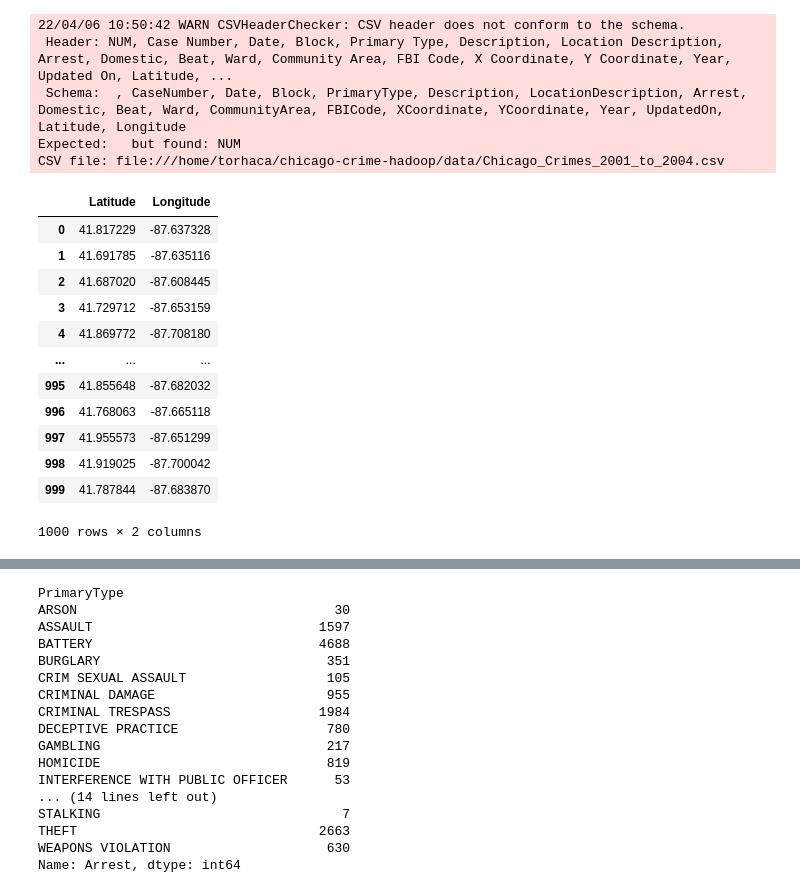
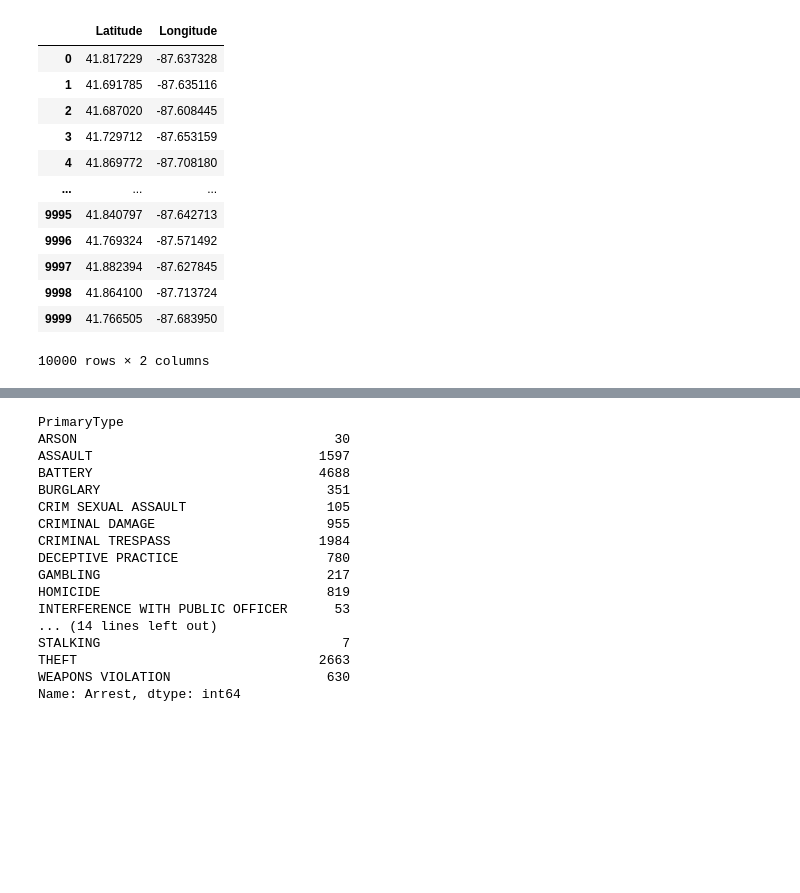
Before and after one commit to Mintra99/chicago-crime-hadoop, a Jupyter notebook: kladd.ipynb, the cells around one changed output, grey strips where cells are left out. Saved outputs shown, nothing was run; the diff lists cells and outputs as text; code cells hidden in the pictures; blank space fills up the shorter version.

```diff
--- a/kladd.ipynb
+++ b/kladd.ipynb
@@ -101,25 +71,20 @@ CSV file: file:///home/torhaca/chicago-crime-hadoop/data/Chicago_Crimes_2012_to_
 # %%
-map_marks = to_present.limit(1000).toPandas()
+map_marks = to_present.limit(10000).toPandas()
 map_marks[['Latitude', 'Longitude']]
 # %% [output]
+|  | Latitude | Longitude |
+| 0 | 41.817229 | -87.637328 |
+| 1 | 41.691785 | -87.635116 |
+| 2 | 41.687020 | -87.608445 |
+| 3 | 41.729712 | -87.653159 |
+| 4 | 41.869772 | -87.708180 |
+| ... | ... | ... |
+| 9995 | 41.840797 | -87.642713 |
+| 9996 | 41.769324 | -87.571492 |
+| 9997 | 41.882394 | -87.627845 |
+| 9998 | 41.864100 | -87.713724 |
+| 9999 | 41.766505 | -87.683950 |
-22/04/06 10:50:42 WARN CSVHeaderChecker: CSV header does not conform to the schema.
- Header: NUM, Case Number, Date, Block, Primary Type, Description, Location Description, Arrest, Domestic, Beat, Ward, Community Area, FBI Code, X Coordinate, Y Coordinate, Year, Updated On, Latitude, ...
- Schema:  , CaseNumber, Date, Block, PrimaryType, Description, LocationDescription, Arrest, Domestic, Beat, Ward, CommunityArea, FBICode, XCoordinate, YCoordinate, Year, UpdatedOn, Latitude, Longitude
-Expected:   but found: NUM
-CSV file: file:///home/torhaca/chicago-crime-hadoop/data/Chicago_Crimes_2001_to_2004.csv
+10000 rows × 2 columns
-|  | Latitude | Longitude |
-| 0 | 41.817229 | -87.637328 |
-| 1 | 41.691785 | -87.635116 |
-| 2 | 41.687020 | -87.608445 |
-| 3 | 41.729712 | -87.653159 |
-| 4 | 41.869772 | -87.708180 |
-| ... | ... | ... |
-| 995 | 41.855648 | -87.682032 |
-| 996 | 41.768063 | -87.665118 |
-| 997 | 41.955573 | -87.651299 |
-| 998 | 41.919025 | -87.700042 |
-| 999 | 41.787844 | -87.683870 |
-1000 rows × 2 columns
 # %%
 fig = px.scatter_mapbox(map_marks, lat="Latitude", lon="Longitude",
                         color_discrete_sequence=["fuchsia"], zoom=9, height=650)
```
Also changed, not shown: parts of 4 cells of this notebook.
